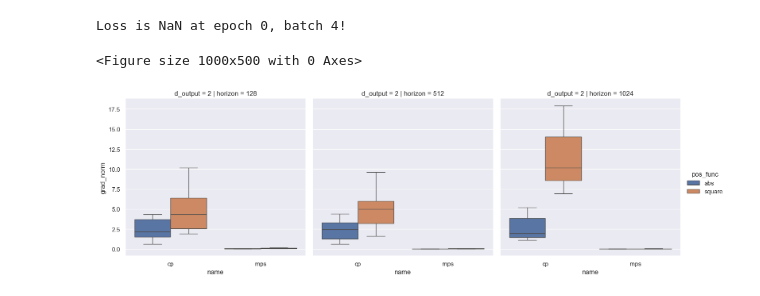
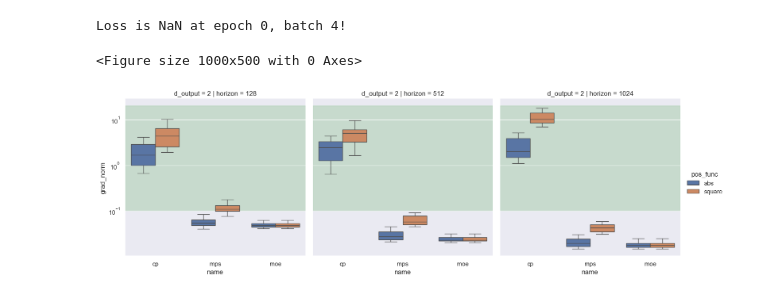
Before and after one commit to marawangamal/ptn, a Jupyter notebook: scripts/train_mheads.ipynb, the cells around one changed output. Saved outputs shown, nothing was run; the diff lists cells and outputs as text; code cells hidden in the pictures.

```diff
--- a/scripts/train_mheads.ipynb
+++ b/scripts/train_mheads.ipynb
@@ -253,7 +253,7 @@ if __name__ == "__main__":
             seeds,
             d_models,
             d_outputs,
-            ["cp", "mps"],
+            ["cp", "mps", "moe"],
             ['abs', 'square']
         )
     ]
@@ -309,22 +309,22 @@ Loss is NaN at epoch 0, batch 4!
 # %%
 df = pd.concat([pd.DataFrame(log_dict) for log_dict in log_dicts], ignore_index=True)
 
 sns.set_theme()
 plt.figure(figsize=(10, 5))
 g = sns.catplot(
     data=df, x="name",
     y="grad_norm",
     hue="pos_func",
     col="horizon",
     row="d_output",
     kind="box",
     showfliers=False,
 )
-# g.set(yscale="log")
+g.set(yscale="log")
 
-# # Add green background between grad_norm=1 and grad_norm=20 to indicate "good" region
-# for ax in g.axes.flatten():
-#     ax.axhspan(0.5, 20, color="green", alpha=0.15, zorder=0)
+# Add green background between grad_norm=1 and grad_norm=20 to indicate "good" region
+for ax in g.axes.flatten():
+    ax.axhspan(0.1, 20, color="green", alpha=0.15, zorder=0)
 # %% [output]
 <Figure size 1000x500 with 0 Axes>
-[figure, old version]
+[figure, new version]
```
Also changed, not shown: 2 other files.
